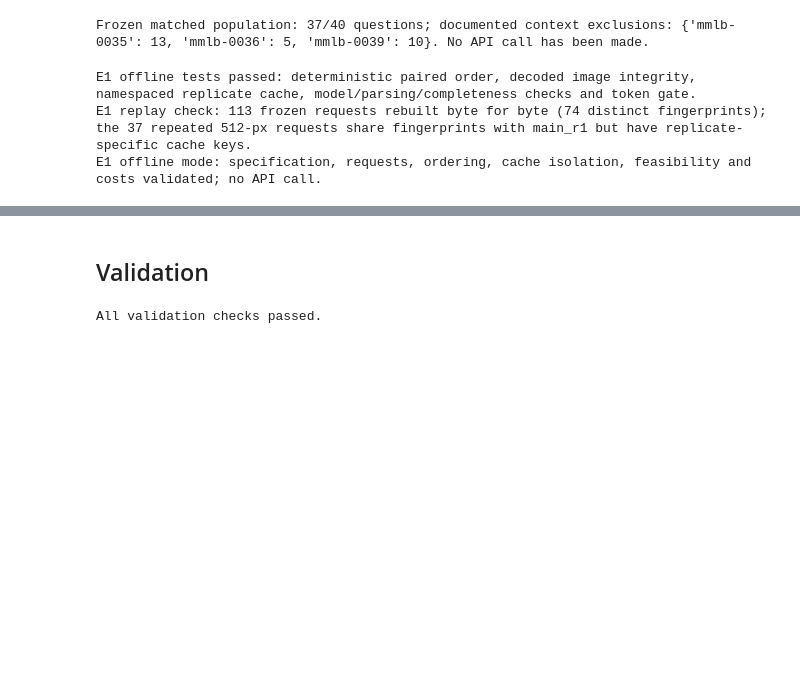
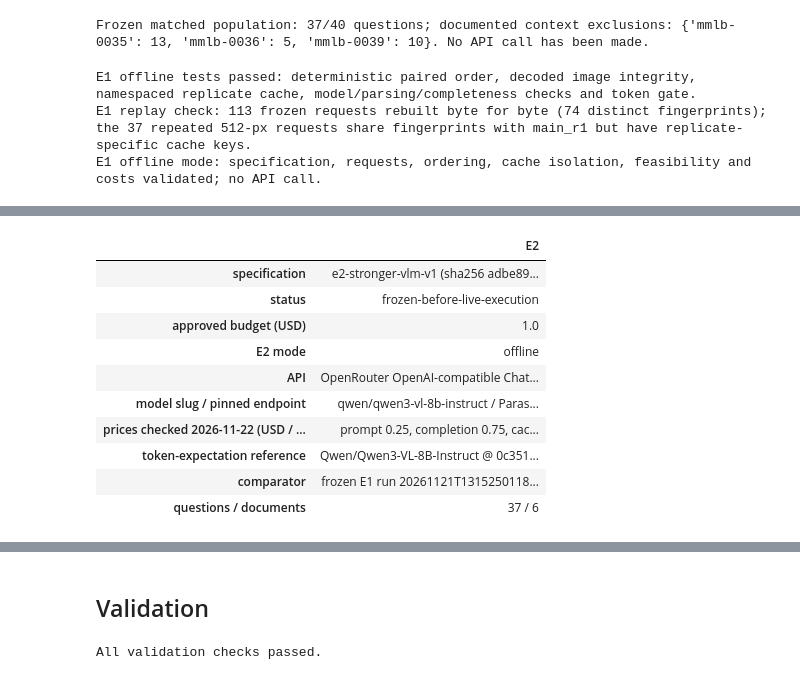
Before and after one commit to ROUSenghak/Multimodal-Document-Intelligence, a Jupyter notebook: notebooks/02_question_answering.ipynb, the cells around one changed output, grey strips where cells are left out. Saved outputs shown, nothing was run; the diff lists cells and outputs as text; code cells hidden in the pictures; blank space fills up the shorter version.

```diff
--- a/notebooks/02_question_answering.ipynb
+++ b/notebooks/02_question_answering.ipynb
@@ -1677,0 +1750,74 @@ E1 offline mode: specification, requests, ordering, cache isolation, feasibility
+# %%
+# E2 configuration: read from the tracked specification only. Nothing here depends on an E1 or E2 outcome.
+E2_SPEC_PATH = PROJECT_ROOT / "experiments" / "specs" / "e2_stronger_vlm_v1.json"
+assert E2_SPEC_PATH.is_file(), "E2 specification missing: experiments/specs/e2_stronger_vlm_v1.json"
+E2_SPEC_BYTES = E2_SPEC_PATH.read_bytes()
+E2_SPEC_SHA256 = hashlib.sha256(E2_SPEC_BYTES).hexdigest()
+E2_SPEC = json.loads(E2_SPEC_BYTES)
+E2_MODE = os.getenv("VISUALDOC_E2_MODE", "offline")
+assert E2_MODE in {"offline", "smoke", "pilot", "full"}, "VISUALDOC_E2_MODE must be offline, smoke, pilot or full"
+E2_MODEL, E2_GENERATION, E2_EXECUTION = E2_SPEC["model"], E2_SPEC["generation"], E2_SPEC["execution"]
+E2_REFERENCE = E2_MODEL["reference_open_weights"]  # processor and tokenizer files only: the offline token expectation
+E2_ENDPOINT = E2_MODEL["endpoint_checked_2026_11_22"]
+E2_PRICE = E2_ENDPOINT["price_usd_per_token"]
+E2_FROZEN_SPEC = E2_SPEC["status"] == "frozen-before-live-execution"
+E2_PROCESSED_DIR = PROCESSED_DIR / "e2"
+E2_PROCESSED_DIR.mkdir(parents=True, exist_ok=True)
+E2_RUNS_DIR = PROJECT_ROOT / "experiments" / "runs" / "e2"
+E2_FROZEN_DIR = PROJECT_ROOT / "experiments" / "frozen" / "e2"  # filled only after an independently validated full run, never by this notebook
+QWEN_SNAPSHOT_DIR = PROJECT_ROOT / "data" / "cache" / "hf" / f"Qwen3-VL-8B-Instruct@{E2_REFERENCE['revision'][:12]}"
+
+# The comparator is the frozen E1 run: check its bytes before using any of it.
+E2_COMPARATOR_RUN = PROJECT_ROOT / E2_SPEC["comparator"]["frozen_run_dir"]
+assert E2_COMPARATOR_RUN.is_dir(), f"Frozen E1 run missing: {E2_COMPARATOR_RUN}. Restore experiments/frozen/e1/ from git."
+for name, digest in E2_SPEC["comparator"]["file_sha256"].items():
+    assert hashlib.sha256((E2_COMPARATOR_RUN / name).read_bytes()).hexdigest() == digest, f"frozen E1 file changed: {name}"
+assert E2_SPEC["comparator"]["spec_sha256"] == E1_SPEC_SHA256
+assert json.loads((E2_COMPARATOR_RUN / "settings.json").read_text())["run_id"] == E2_SPEC["comparator"]["run_id"]
+
+# Same population, pilot, subgroup, documents, prompt and generation parameters as E1.
+E2_POPULATION = E2_SPEC["population"]
+E2_QIDS = E2_POPULATION["matched_qids"]
+assert E2_QIDS == E1_SPEC["population"]["matched_qids"] == matched_qids
+assert E2_POPULATION["excluded_context_qids"] == E1_SPEC["population"]["excluded_context_qids"]
+assert E2_EXECUTION["pilot_qids"] == E1_SPEC["pilot"]["qids"] and E2_EXECUTION["technical_smoke_qid"] == E1_SPEC["technical_smoke"]["qid"]
+assert E2_POPULATION["visual_reading_subgroup_qids"] == E1_SPEC["visual_reading_subgroup"]["qids"]
+assert E2_POPULATION["documents"] == E1_SPEC["population"]["documents"]
+assert E2_SPEC["prompt"]["system_prompt_hash"] == IMAGE_PROMPT_HASH == E1_SPEC["model"]["image_prompt_hash"]
+E2_PARAMETERS = E2_GENERATION["request_parameters"]
+assert E2_PARAMETERS == {"temperature": SETTINGS["temperature"], "max_tokens": SETTINGS["max_output_tokens"], "response_format": {"type": "json_object"}}
+assert E2_PARAMETERS["max_tokens"] == E1_SPEC["model"]["max_output_tokens"] == 400 and E2_PARAMETERS["temperature"] == E1_SPEC["model"]["temperature"] == 0.0
+assert {mode: spec["generations"] for mode, spec in E2_EXECUTION["modes"].items()} == {"offline": 0, "smoke": 2, "pilot": 18, "full": 113}
+assert E2_MODEL["provider_routing"] == {"order": ["parasail"], "allow_fallbacks": False, "require_parameters": True, "quantizations": ["bf16"]}
+
+E2_CONDITIONS = {
+    "E2_Q_512": {"label": "Qwen3-VL-8B, 512 px", "e1_condition": "E1_512"},
+    "E2_Q_768": {"label": "Qwen3-VL-8B, 768 px", "e1_condition": "E1_768"},
+}
+for name, condition in E2_CONDITIONS.items():
+    assert E2_SPEC["design"]["cells"][name]["render_label"] == E1_SPEC["conditions"][condition["e1_condition"]]["render_label"]
+
+display(pd.Series({
+    "specification": f"{E2_SPEC['spec_id']} (sha256 {E2_SPEC_SHA256[:12]})",
+    "status": E2_SPEC["status"],
+    "approved budget (USD)": str(E2_SPEC["budget"]["approved_ceiling_usd"]),
+    "E2 mode": E2_MODE,
+    "API": f"{E2_MODEL['provider_api']} at {E2_MODEL['base_url']}",
+    "model slug / pinned endpoint": f"{E2_MODEL['model_slug']} / {E2_ENDPOINT['provider_name']} ({E2_ENDPOINT['quantization']})",
+    "prices checked 2026-11-22 (USD / 1M tokens)": f"prompt {E2_PRICE['prompt'] * 1e6:.2f}, completion {E2_PRICE['completion'] * 1e6:.2f}, cached prompt {E2_PRICE['input_cache_read'] * 1e6:.2f}",
+    "token-expectation reference": f"{E2_REFERENCE['hf_repo']} @ {E2_REFERENCE['revision'][:12]} (processor files only)",
+    "comparator": f"frozen E1 run {E2_SPEC['comparator']['run_id'][:33]}",
+    "questions / documents": f"{len(E2_QIDS)} / {len(E2_POPULATION['documents'])}",
+}, name="E2").to_frame())
+# %% [output]
+|  | E2 |
+| specification | e2-stronger-vlm-v1 (sha256 adbe89... |
+| status | frozen-before-live-execution |
+| approved budget (USD) | 1.0 |
+| E2 mode | offline |
+| API | OpenRouter OpenAI-compatible Chat... |
+| model slug / pinned endpoint | qwen/qwen3-vl-8b-instruct / Paras... |
+| prices checked 2026-11-22 (USD / ... | prompt 0.25, completion 0.75, cac... |
+| token-expectation reference | Qwen/Qwen3-VL-8B-Instruct @ 0c351... |
+| comparator | frozen E1 run 20261121T1315250118... |
+| questions / documents | 37 / 6 |
```
Also changed, not shown: parts of 14 cells of this notebook, 6 other files.
